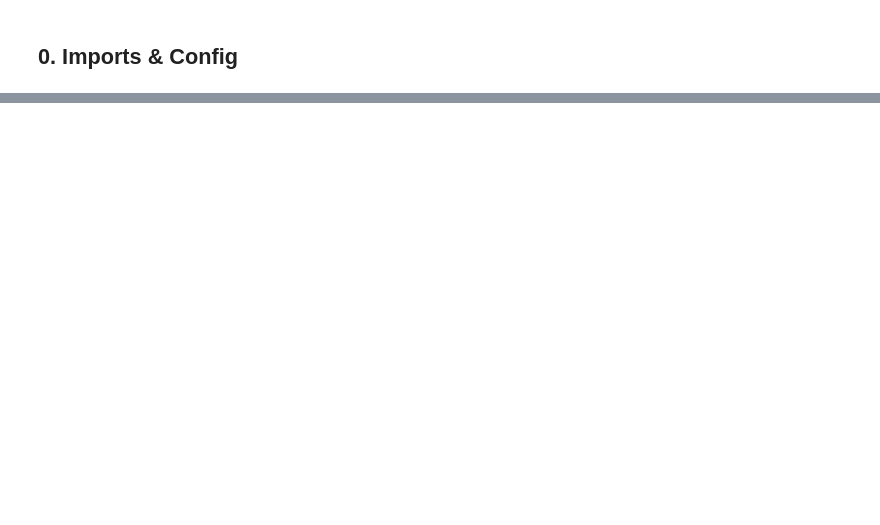
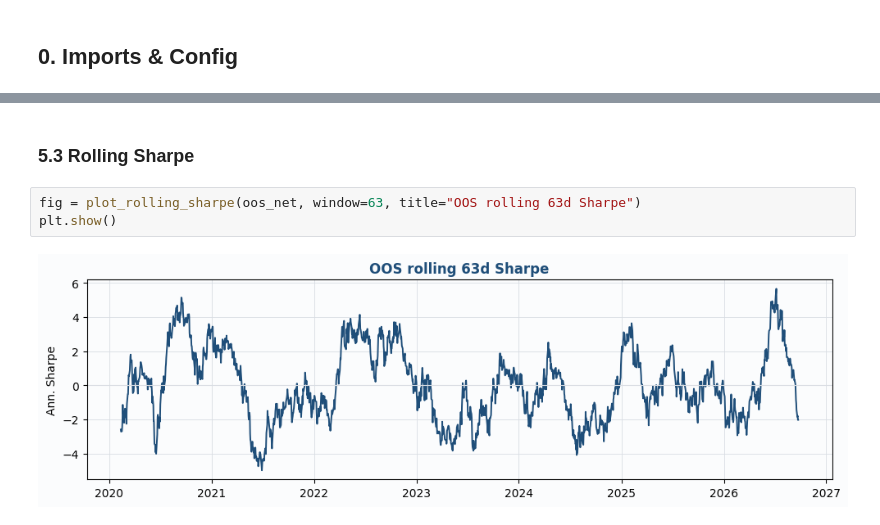
Before and after one commit to charlievellacott/trading_portfolio, a Jupyter notebook: 04_backtest/s3_fx_trend/notebooks/01_core_star_tearsheet.ipynb, the cells around one changed output, grey strips where cells are left out. Cells and saved outputs as stored; diff of their text form; blank space fills up the shorter version.

```diff
--- a/04_backtest/s3_fx_trend/notebooks/01_core_star_tearsheet.ipynb
+++ b/04_backtest/s3_fx_trend/notebooks/01_core_star_tearsheet.ipynb
@@ -98,0 +241,7 @@ else:
+# %% [markdown]
+### 5.3 Rolling Sharpe
+# %%
+fig = plot_rolling_sharpe(oos_net, window=63, title="OOS rolling 63d Sharpe")
+plt.show()
+# %% [output]
+[figure, added]
```
Also changed, not shown: parts of 41 cells of this notebook, 19 other files.
